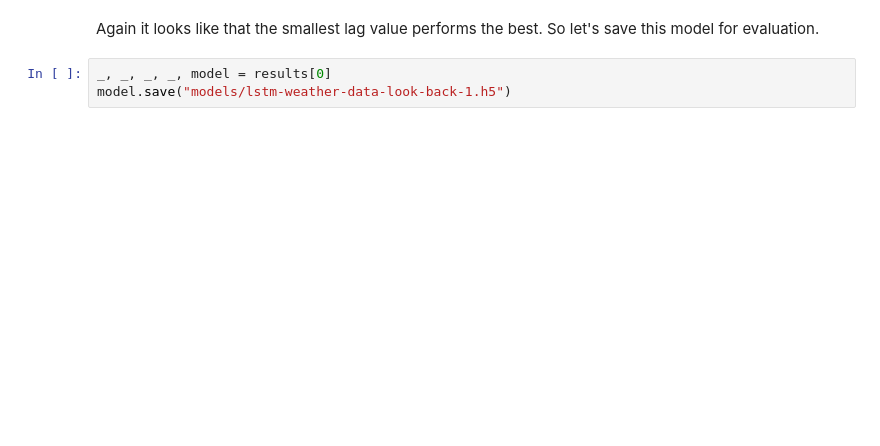
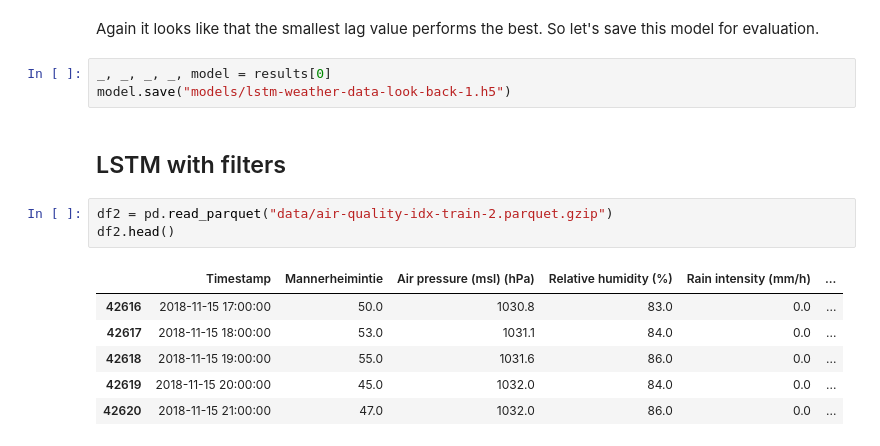
Before and after one commit to rautis/Advanced_Data_Science_Capstone, a Jupyter notebook: AirQualityIndex_model.ipynb, the cells around one changed output. Saved outputs shown, nothing was run; the diff lists cells and outputs as text; blank space fills up the shorter version.

```diff
--- a/AirQualityIndex_model.ipynb
+++ b/AirQualityIndex_model.ipynb
@@ -272,3 +287,15 @@ Again it looks like that the smallest lag value performs the best. So let's save
 # %%
 _, _, _, _, model = results[0]
 model.save("models/lstm-weather-data-look-back-1.h5")
+# %% [markdown]
+## LSTM with filters
+# %%
+df2 = pd.read_parquet("data/air-quality-idx-train-2.parquet.gzip")
+df2.head()
+# %% [output]
+|  | Timestamp | Mannerheimintie | Air pressure (msl) (hPa) | Relative humidity (%) | Rain intensity (mm/h) | ... |
+| 42616 | 2018-11-15 17:00:00 | 50.0 | 1030.8 | 83.0 | 0.0 | ... |
+| 42617 | 2018-11-15 18:00:00 | 53.0 | 1031.1 | 84.0 | 0.0 | ... |
+| 42618 | 2018-11-15 19:00:00 | 55.0 | 1031.6 | 86.0 | 0.0 | ... |
+| 42619 | 2018-11-15 20:00:00 | 45.0 | 1032.0 | 84.0 | 0.0 | ... |
+| 42620 | 2018-11-15 21:00:00 | 47.0 | 1032.0 | 86.0 | 0.0 | ... |
```
Also changed, not shown: parts of 9 cells of this notebook, 9 other files.
